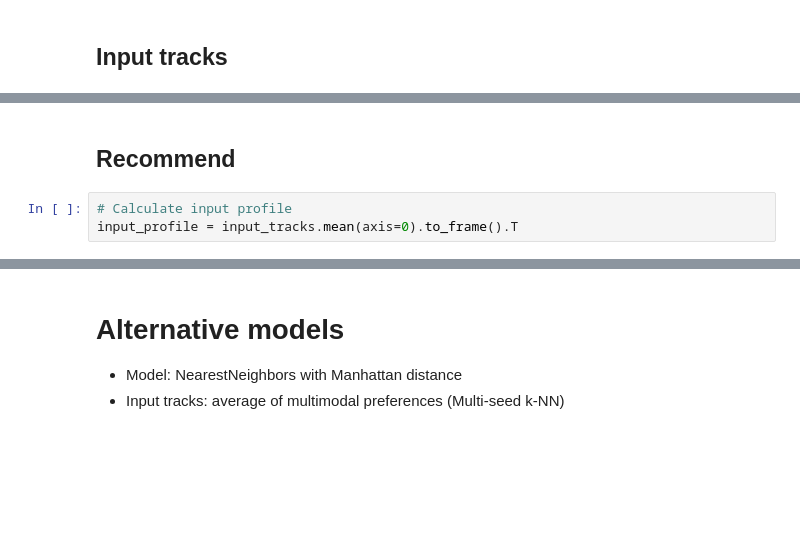
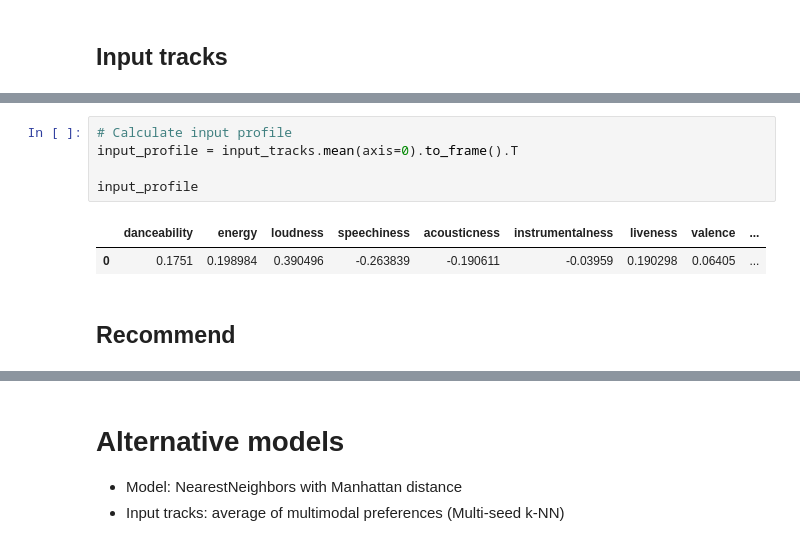
Before and after one commit to Victorpeereiraa/cross_genre_music_discovery, a Jupyter notebook: baseline_model.ipynb, the cells around one changed output, grey strips where cells are left out. Cells and saved outputs as stored; diff of their text form; blank space fills up the shorter version.

```diff
--- a/baseline_model.ipynb
+++ b/baseline_model.ipynb
@@ -120,8 +129,13 @@ df.iloc[input_indices][['track_id', 'artists', 'album_name', 'track_name', 'trac
+# %%
+# Calculate input profile
+input_profile = input_tracks.mean(axis=0).to_frame().T
+
+input_profile
+# %% [output]
+|  | danceability | energy | loudness | speechiness | acousticness | instrumentalness | liveness | valence | ... |
+| 0 | 0.1751 | 0.198984 | 0.390496 | -0.263839 | -0.190611 | -0.03959 | 0.190298 | 0.06405 | ... |
 # %% [markdown]
 ## Recommend
-# %%
-# Calculate input profile
-input_profile = input_tracks.mean(axis=0).to_frame().T
 # %%
 # Find 20 neighbors
 distances, indices = model.kneighbors(input_profile, n_neighbors=20)
```
Also changed, not shown: parts of 8 cells of this notebook, 1 other file.
